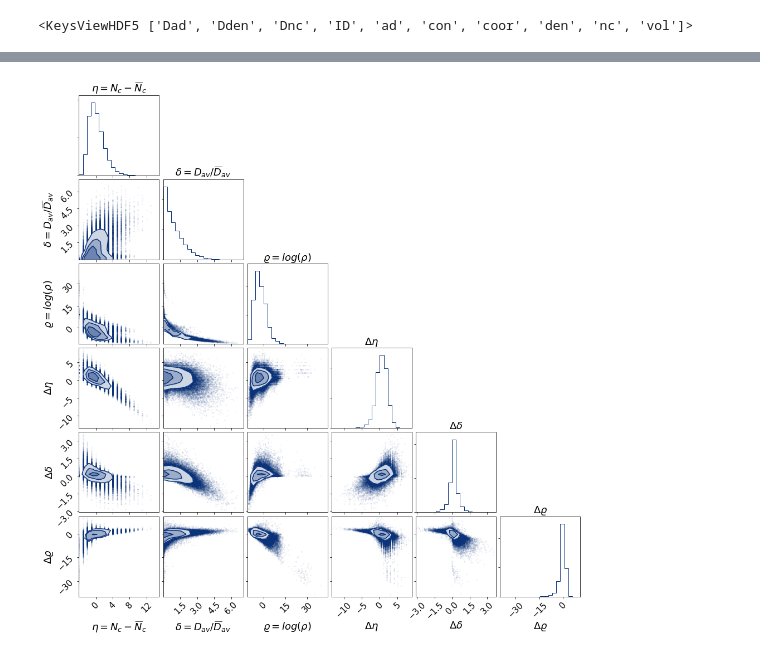
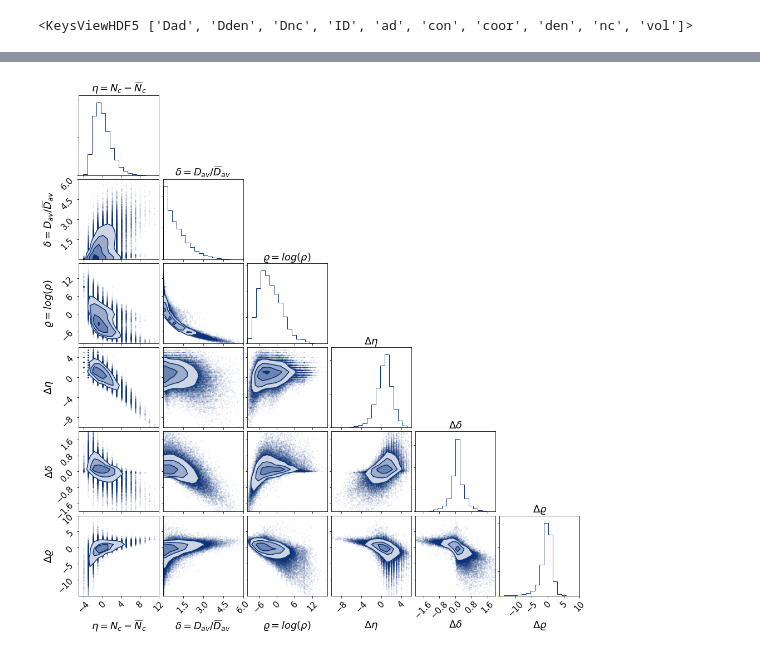
Before and after one commit to jsuarez314/cosmicweb_bsk, a Jupyter notebook: 02_Features_Visualization.ipynb, the cells around one changed output, grey strips where cells are left out. Cells and saved outputs as stored; diff of their text form; code cells hidden in the pictures.

Commit message:
range on features

```diff
--- a/02_Features_Visualization.ipynb
+++ b/02_Features_Visualization.ipynb
@@ -62,9 +62,12 @@ df = pd.DataFrame(np.array([nc,ad,den,Dnc,Dad,Dden]).T,columns=columns)
 # %% [output]
 <KeysViewHDF5 ['Dad', 'Dden', 'Dnc', 'ID', 'ad', 'con', 'coor', 'den', 'nc', 'vol']>
 # %%
+ranges =[(-5,12),(0,6),(-10,17),(-10,6),(-2,2),(-15,10)]
 texlabels=[r'$\eta = N_c - \widebar{N}_c$',r'$\delta = D_{av}/\widebar{D}_{av}$',r'$\varrho = log(\rho)$',
           r'$\Delta \eta$',r'$\Delta \delta$',r'$\Delta \varrho$']
-fig = corner.corner(df, bins = 20, color="#0a337a", labels=texlabels, show_titles = True, title_fmt = None, fill_contours=True, label_kwargs = dict(fontsize=18), title_kwargs = {"fontsize": 18})
+fig = corner.corner(df, bins = 18, color="#0a337a", labels=texlabels, show_titles = True,
+                    title_fmt = None, fill_contours=True, label_kwargs = dict(fontsize=18),
+                    title_kwargs = {"fontsize": 18}, range = ranges)
 for ax in fig.get_axes():
       ax.tick_params(axis = 'both', labelsize = 15)
 plt.savefig('./figures/feature_correlations.png', bbox_inches='tight', resterized=True, transparent=True)
@@ -73 +75 @@ WARNING:root:Too few points to create valid contours
-[figure, old version]
+[figure, new version]
```
Also changed, not shown: parts of 1 cell of this notebook, 3 other files.
